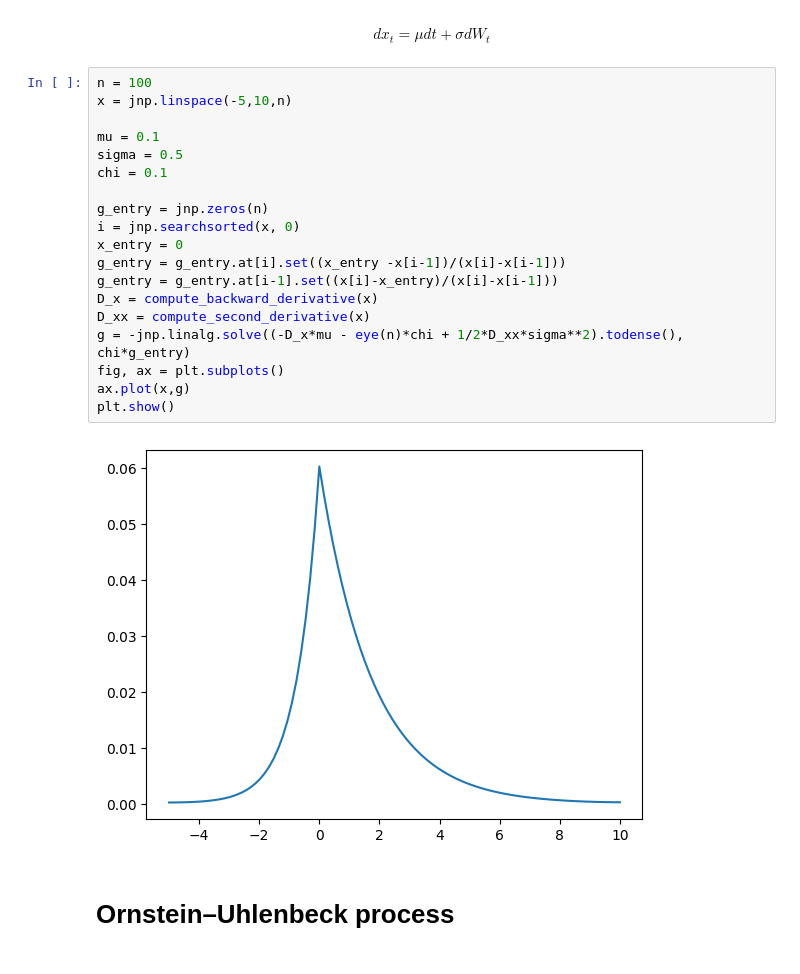
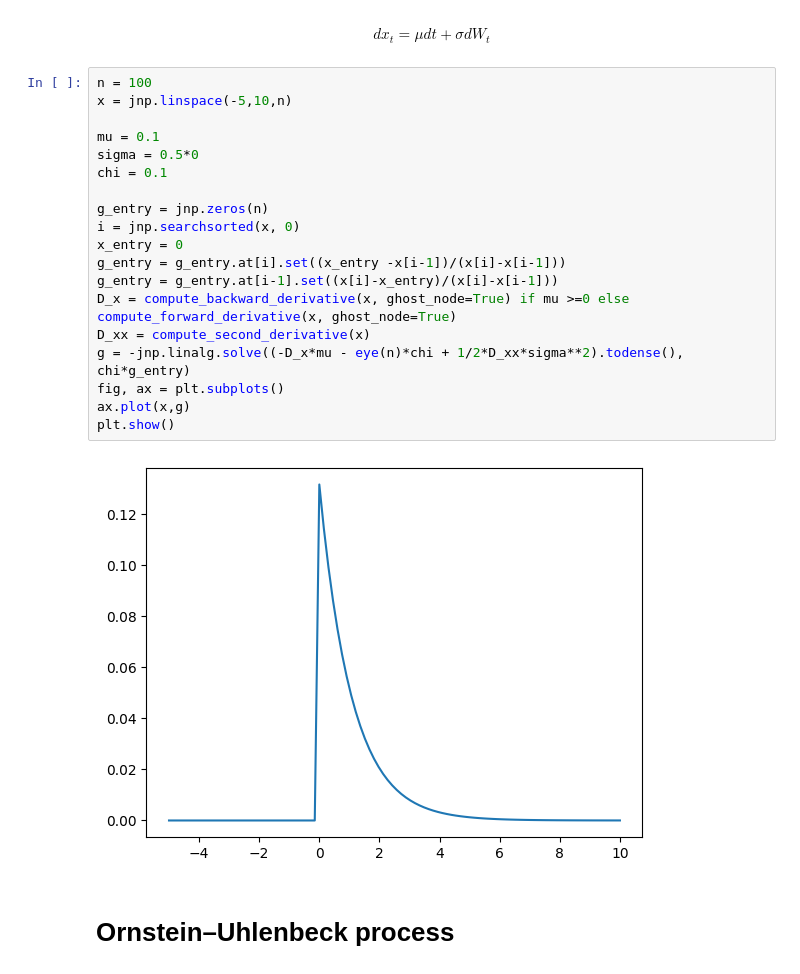
Before and after one commit to marcdelabarrera/pyutils, a Jupyter notebook: notebooks/kfe.ipynb, the cells around one changed output. Saved outputs shown, nothing was run; the diff lists cells and outputs as text.

```diff
--- a/notebooks/kfe.ipynb
+++ b/notebooks/kfe.ipynb
@@ -9,24 +9,24 @@ $$dx_t = \mu dt+\sigma dW_t$$
 # %%
 n = 100
 x = jnp.linspace(-5,10,n)
 
 mu = 0.1
-sigma = 0.5
+sigma = 0.5*0
 chi = 0.1
 
 g_entry = jnp.zeros(n)
 i = jnp.searchsorted(x, 0)
 x_entry = 0
 g_entry = g_entry.at[i].set((x_entry -x[i-1])/(x[i]-x[i-1]))
 g_entry = g_entry.at[i-1].set((x[i]-x_entry)/(x[i]-x[i-1]))
-D_x = compute_backward_derivative(x)
+D_x = compute_backward_derivative(x, ghost_node=True) if mu >=0 else compute_forward_derivative(x, ghost_node=True)
 D_xx = compute_second_derivative(x)
 g = -jnp.linalg.solve((-D_x*mu - eye(n)*chi + 1/2*D_xx*sigma**2).todense(), chi*g_entry)
 fig, ax = plt.subplots()
 ax.plot(x,g)
 plt.show()
 # %% [output]
-[figure, old version]
+[figure, new version]
 # %% [markdown]
 # Ornstein–Uhlenbeck process
 # %% [markdown]
```
Also changed, not shown: parts of 17 cells of this notebook, 1 other file.
